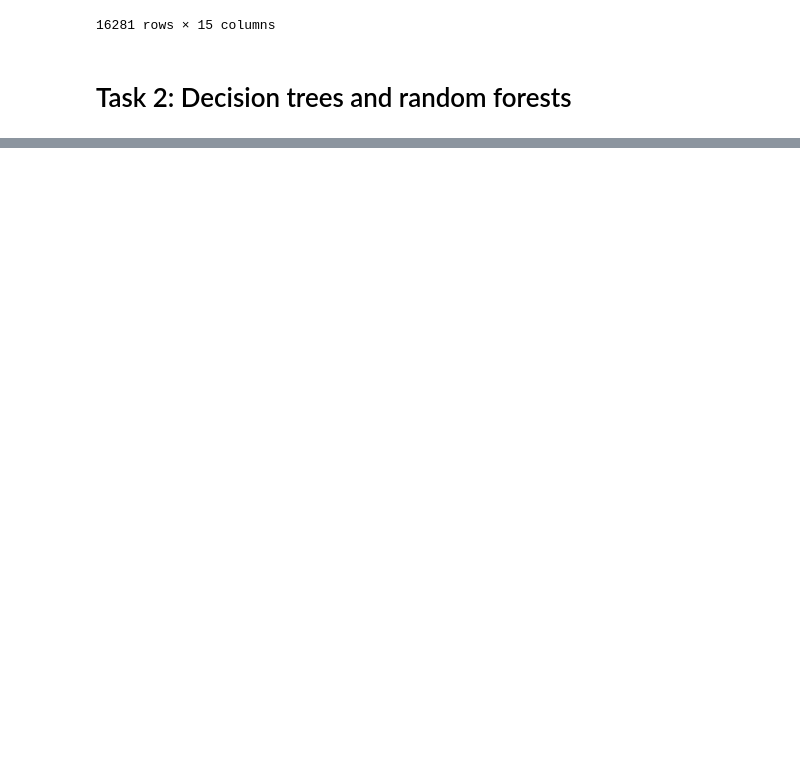
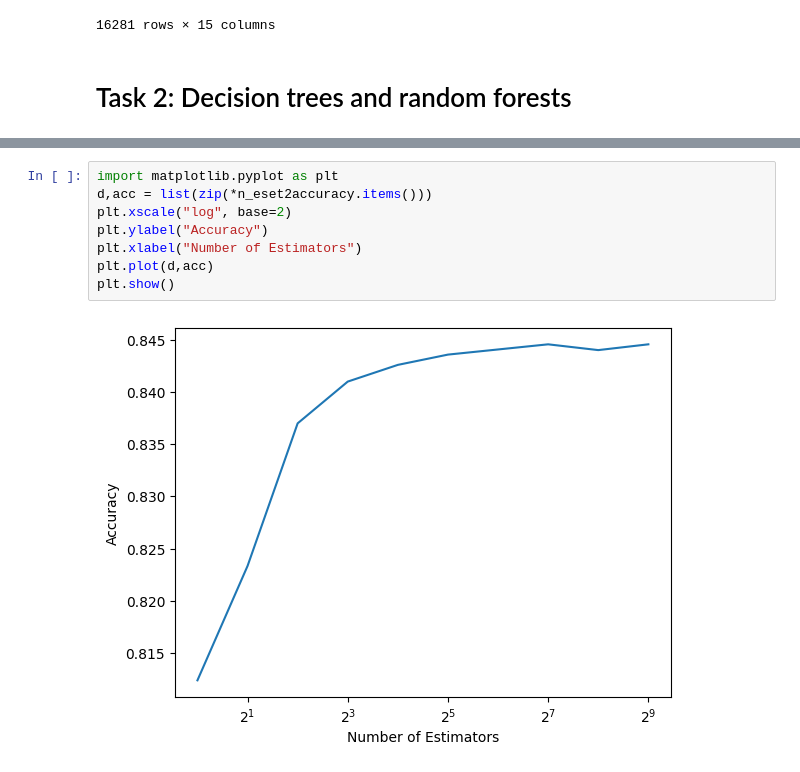
Before and after one commit to wiluxgit/EDA263-masklearn, a Jupyter notebook: lab2/Lab2.ipynb, the cells around one changed output, grey strips where cells are left out. Cells and saved outputs as stored; diff of their text form; blank space fills up the shorter version.

```diff
--- a/lab2/Lab2.ipynb
+++ b/lab2/Lab2.ipynb
@@ -129,0 +208,10 @@ display(testRawXCopy)
+# %%
+import matplotlib.pyplot as plt
+d,acc = list(zip(*n_eset2accuracy.items()))
+plt.xscale("log", base=2)
+plt.ylabel("Accuracy")
+plt.xlabel("Number of Estimators")
+plt.plot(d,acc)
+plt.show()
+# %% [output]
+[figure, added]
```
Also changed, not shown: parts of 6 cells of this notebook.
